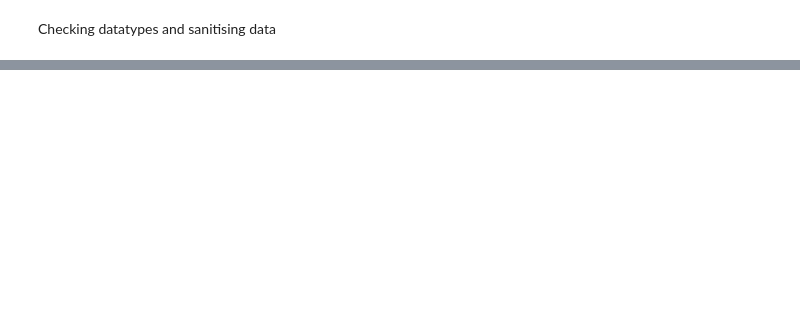
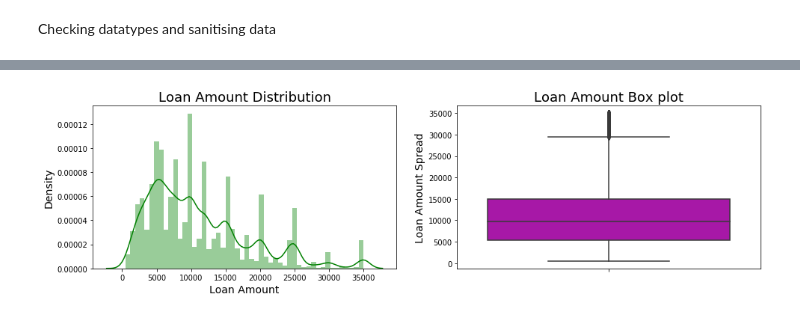
Before and after one commit to meghanaReddyk/LendingClub, a Jupyter notebook: Lending_club.ipynb, the cells around one changed output, grey strips where cells are left out. Drawn from its saved outputs; the diff is of its cells as text; code cells hidden in the pictures; blank space fills up the shorter version.

```diff
--- a/Lending_club.ipynb
+++ b/Lending_club.ipynb
@@ -92,13 +94,12 @@ print(loan['tax_liens'].duplicated().any(),loan['tax_liens'].unique())
 # ----to be checked to delete
 # 'funded_amnt', 'funded_amnt_inv', 'sub_grade', 'out_prncp', 'out_prncp_inv'
 #total_pymnt', 'total_pymnt_inv','total_rec_prncp', 'total_rec_int', '
-# 'last_pymnt_amnt'
 
 
 loan=loan.drop(columns=['id','member_id','url','pymnt_plan','initial_list_status','purpose'])
 loan=loan.drop(columns=['application_type','chargeoff_within_12_mths','tax_liens','collection_recovery_fee','total_rec_late_fee'])
 loan=loan.drop(columns=['collections_12_mths_ex_med','emp_title'])
-loan=loan.drop(columns=['title','zip_code','addr_state','policy_code','recoveries','last_pymnt_d'])
+loan=loan.drop(columns=['title','zip_code','addr_state','policy_code','recoveries','last_pymnt_d','last_pymnt_amnt','installment'])
 # %% [output]
 False
 False
@@ -116,7 +117,7 @@ print(loan.shape)
 Checking datatypes and sanitising data
 # %%
 loan['int_rate']=loan['int_rate'].astype(str).apply(lambda x: x.rstrip('%'))
-loan['int_rate'].astype(float)
+loan['int_rate']=loan['int_rate'].astype(float)
 
 
 loan['revol_util']=loan['revol_util'].astype(str).apply(lambda x: x.rstrip('%'))
@@ -131,6 +130,6 @@ dtype('float64')
 # %%
 loan=loan.loc[~(loan.revol_util.isnull() | loan.pub_rec_bankruptcies.isnull() | loan.last_credit_pull_d.isnull())]
-loan['emp_length'] = loan['emp_length'].fillna(np.ceil(loan.emp_length.mean()))
+loan['emp_length'] = loan['emp_length'].fillna(np.ceil(loan.emp_length.median()))
 
 missing_data(loan)
 loan.shape
@@ -138,0 +140,3 @@ loan.shape
+# %%
+loan['defaulted_status']=loan['loan_status'].apply(lambda x: 1 if x=='Charged Off' else 0)
+loan=loan.loc[~(loan.loan_status=='Current')]
@@ -138,0 +158,14 @@ loan.shape
+# %%
+plt.figure(figsize=(16,4))
+plt.subplot(1,2,1)
+sns.distplot(loan['loan_amnt'],color='g')
+plt.title("Loan Amount Distribution", fontsize=18)
+plt.xlabel("Loan Amount", fontsize=14)
+plt.ylabel("Density", fontsize=14)
+plt.subplot(1,2,2)
+sns.boxplot(y=loan['loan_amnt'],color='M')
+plt.title("Loan Amount Box plot", fontsize=18)
+plt.ylabel("Loan Amount Spread", fontsize=14)
+plt.show()
+# %% [output]
+[figure, added]
```
Also changed, not shown: parts of 28 cells of this notebook.
